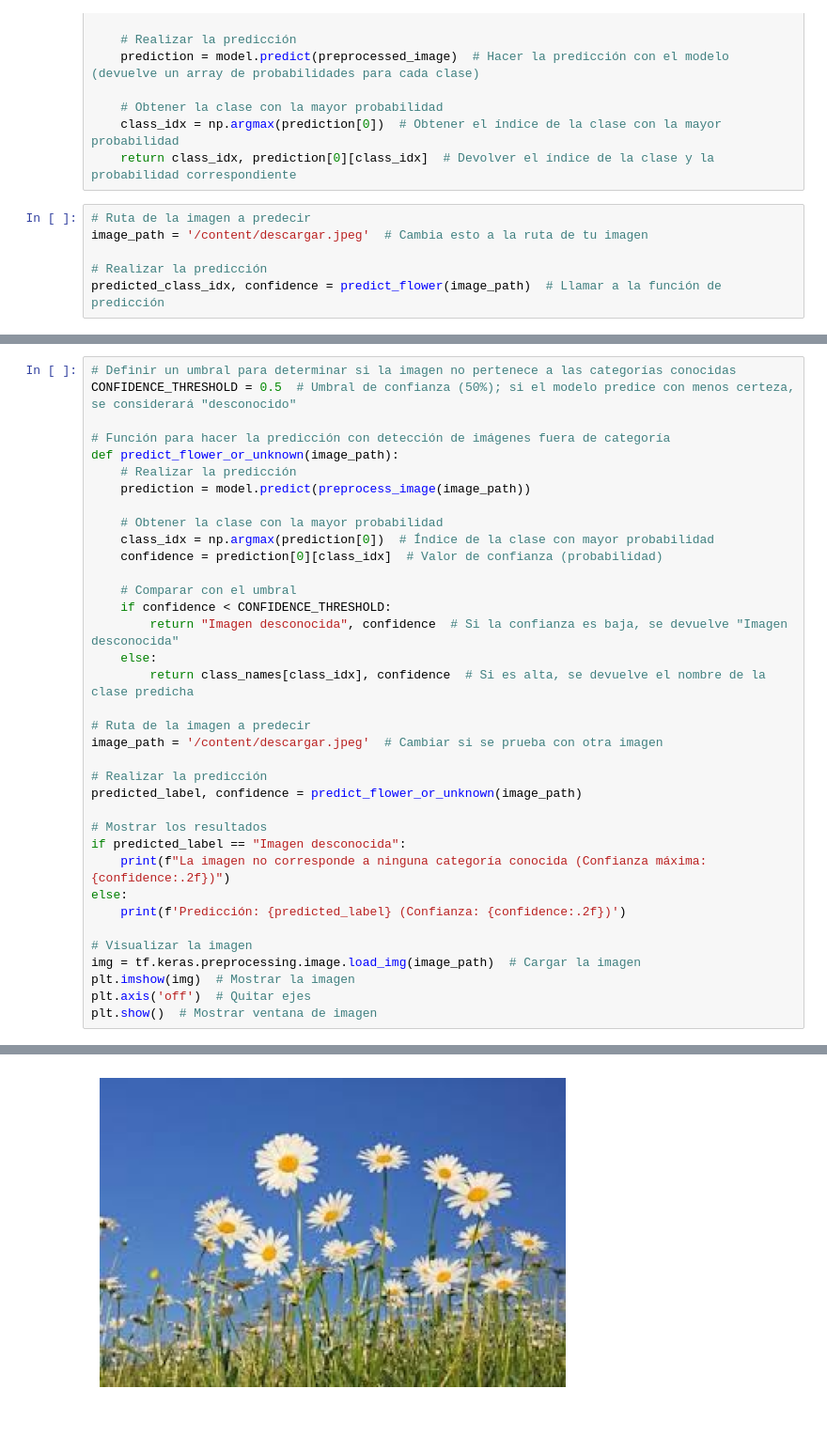
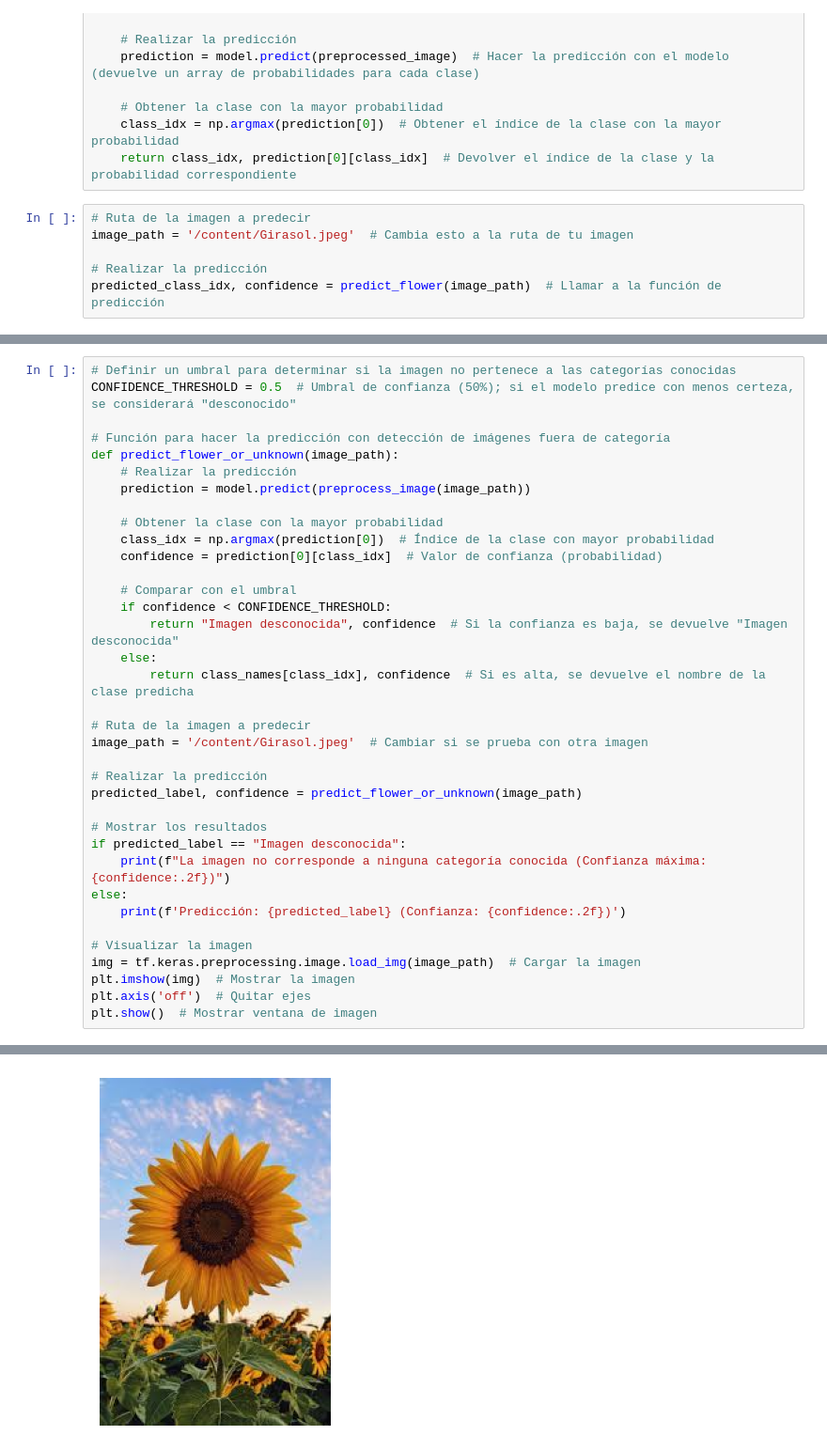
Before and after one commit to SergioLamosLozano/Fundamentos-RN, a Jupyter notebook: Clasificacion_Corregido.ipynb, the cells around one changed output, grey strips where cells are left out. Shown at 94% size. Saved outputs shown, nothing was run; the diff lists cells and outputs as text; blank space fills up the shorter version.

```diff
--- a/Clasificacion_Corregido.ipynb
+++ b/Clasificacion_Corregido.ipynb
@@ -238,7 +238,7 @@ def predict_flower(image_path):
     return class_idx, prediction[0][class_idx]  # Devolver el índice de la clase y la probabilidad correspondiente
 # %%
 # Ruta de la imagen a predecir
-image_path = '/content/descargar.jpeg'  # Cambia esto a la ruta de tu imagen
+image_path = '/content/Girasol.jpeg'  # Cambia esto a la ruta de tu imagen
 
 # Realizar la predicción
 predicted_class_idx, confidence = predict_flower(image_path)  # Llamar a la función de predicción
@@ -278,7 +278,7 @@ def predict_flower_or_unknown(image_path):
         return class_names[class_idx], confidence  # Si es alta, se devuelve el nombre de la clase predicha
 
 # Ruta de la imagen a predecir
-image_path = '/content/descargar.jpeg'  # Cambiar si se prueba con otra imagen
+image_path = '/content/Girasol.jpeg'  # Cambiar si se prueba con otra imagen
 
 # Realizar la predicción
 predicted_label, confidence = predict_flower_or_unknown(image_path)
@@ -300 +300 @@ La imagen no corresponde a ninguna categoría conocida (Confianza máxima: 0.28)
-[figure, old version]
+[figure, new version]
```
Also changed, not shown: parts of 9 cells of this notebook.
